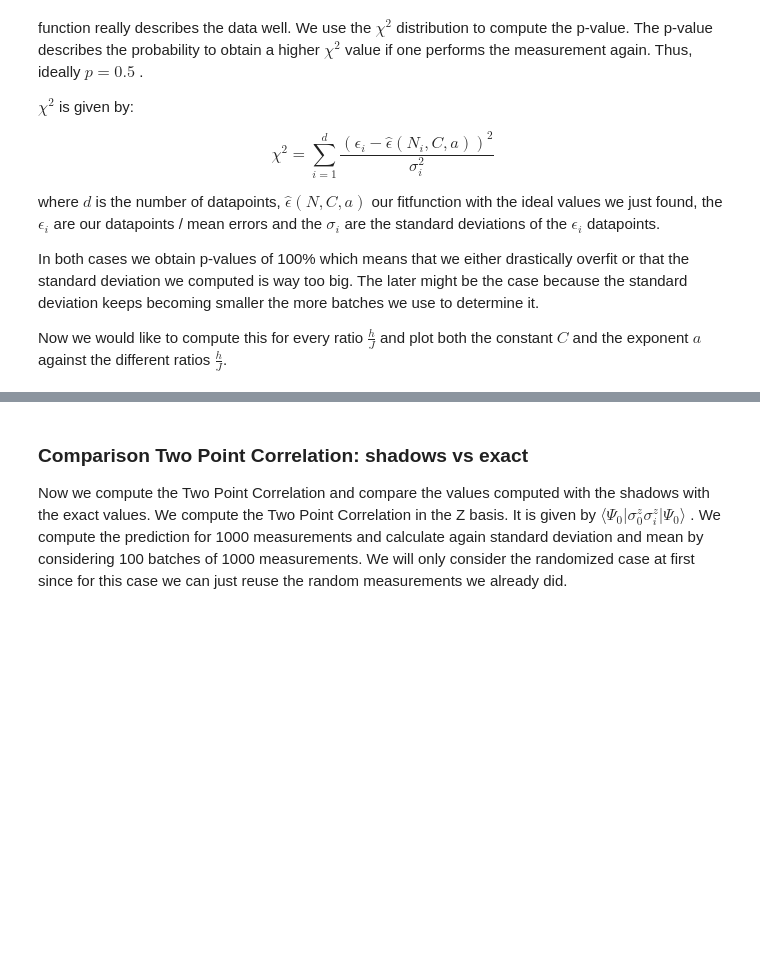
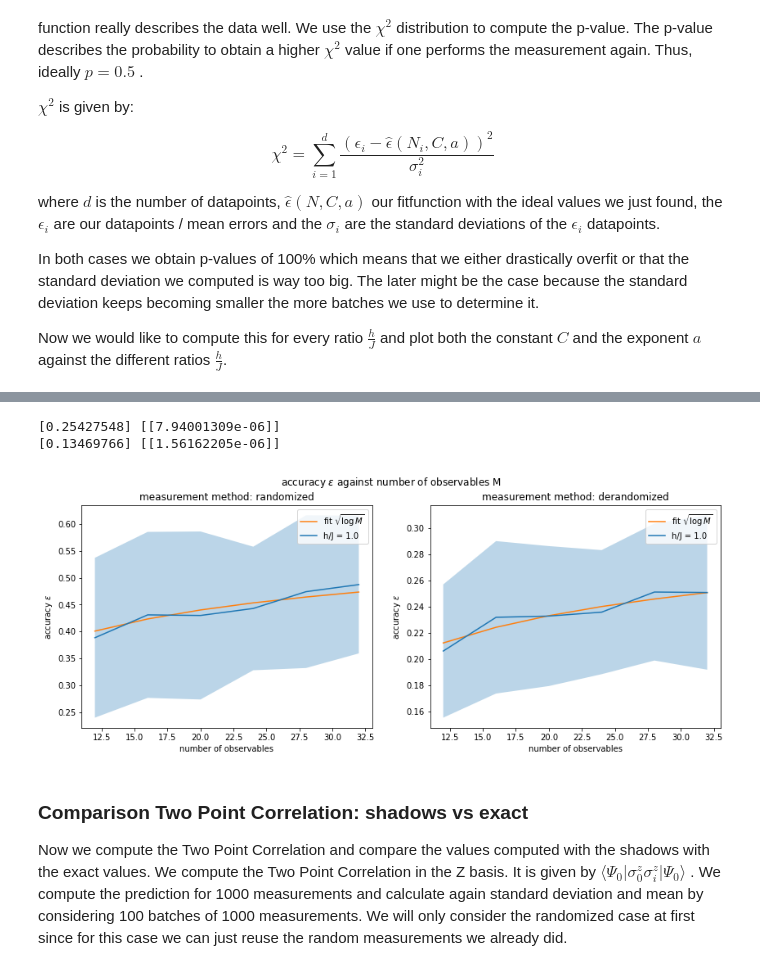
Before and after one commit to LennartBuerger/classical-shadows-for-1d-TFIM-energy-estimation, a Jupyter notebook: display_data/shadow_performance_analysis.ipynb, the cells around one changed output, grey strips where cells are left out. Cells and saved outputs as stored; diff of their text form; code cells hidden in the pictures; blank space fills up the shorter version.

```diff
--- a/display_data/shadow_performance_analysis.ipynb
+++ b/display_data/shadow_performance_analysis.ipynb
@@ -546,3 +617,54 @@ proof the relationship also holds when just using the empirical mean.
+# %%
+from scipy.optimize import curve_fit
+
+def epsilon_of_m(num_observables, constant):
+    return constant * np.sqrt(np.log(num_observables))
+# %%
+num_of_measurements = 100
+batches = 100
+qubit_nums = np.array([6, 8, 10, 12, 14, 16])
+measurement_methods = np.array(['randomized', 'derandomized'])
+ratio = 1.0
+fig, axs = plt.subplots(1, 2)
+fig.set_figheight(5)
+fig.set_figwidth(14)
+fig.suptitle('accuracy $\epsilon$ against number of observables M')
+for l in range(0, 2):
+    errors = np.zeros((batches, np.size(qubit_nums)))
+    for q in range(0, np.size(qubit_nums)):
+        ground_state = ground_state_dict[str(1)]['periodic'][str(qubit_nums[q])][str(ratio)]
+        observables = TfimHamiltonianOpenFermion(qubit_nums[q], 1, ratio, 'periodic').observables_for_energy_estimation()
+        save_direc_procedure = Path('data/shadow_measurements/measurement_procedure_ratio_'+\
+                              str(ratio)+'_qubit_num_'+str(qubit_nums[q])+'_method_'+measurement_methods[l]+'.npy')
+        save_direc_index = Path('data/shadow_measurements/measurement_index_ratio_'+\
+                              str(ratio)+'_qubit_num_'+str(qubit_nums[q])+'_method_'+measurement_methods[l]+'.npy')
+        measurement_procedure = np.lib.format.open_memmap(save_direc_procedure, dtype=np.str_, mode='r')
+        measurement_index = np.lib.format.open_memmap(save_direc_index, dtype=np.int32, mode='r')
+        for k in range(0, batches):
+            measurements = conversion_to_prediction_shadow_dict_shape(measurement_procedure[k*num_of_measurements:(k+1)*num_of_measurements],
+                                                                      measurement_index[k*num_of_measurements:(k+1)*num_of_measurements], qubit_nums[q])
+            errors_one_batch = []
+            for observable in observables:
+                exp_val_obs_shadow = BFQuantumState(qubit_nums[q], ground_state).local_observable_shadow(observable, measurements)
+                exp_val_obs_brute = BFQuantumState(qubit_nums[q], ground_state).local_observable(observable)
+                errors_one_batch.append(np.abs(exp_val_obs_brute - exp_val_obs_shadow))
+            error_max = np.amax(errors_one_batch, axis=0)
+            errors[k, q] = error_max
+
+    error_mean = np.mean(errors, axis=0)
+    error_std = np.std(errors, axis=0)
+    popt, pcov =  curve_fit(epsilon_of_m, qubit_nums * 2, error_mean, sigma= error_std)
+    print(popt, pcov)
+    axs[l].errorbar(qubit_nums * 2, error_mean, label = 'h/J = ' + str(ratio))
+    axs[l].fill_between(qubit_nums * 2, error_mean - error_std, error_mean + error_std, alpha = 0.3)
+    axs[l].plot(qubit_nums * 2, epsilon_of_m(qubit_nums * 2, popt[0]), label = 'fit $\sqrt{\log{M}}$')
+    axs[l].set(xlabel='number of observables', ylabel = 'accuracy $\epsilon$')
+    axs[l].set_title('measurement method: ' + str(measurement_methods[l]))
+    axs[l].legend()
+# %% [output]
+[0.25427548] [[7.94001309e-06]]
+[0.13469766] [[1.56162205e-06]]
+[figure, added]
 # %% [markdown]
 ### Comparison Two Point Correlation: shadows vs exact
 Now we compute the Two Point Correlation and compare the values computed with the shadows with
```
Also changed, not shown: parts of 6 cells of this notebook, 8 other files.
